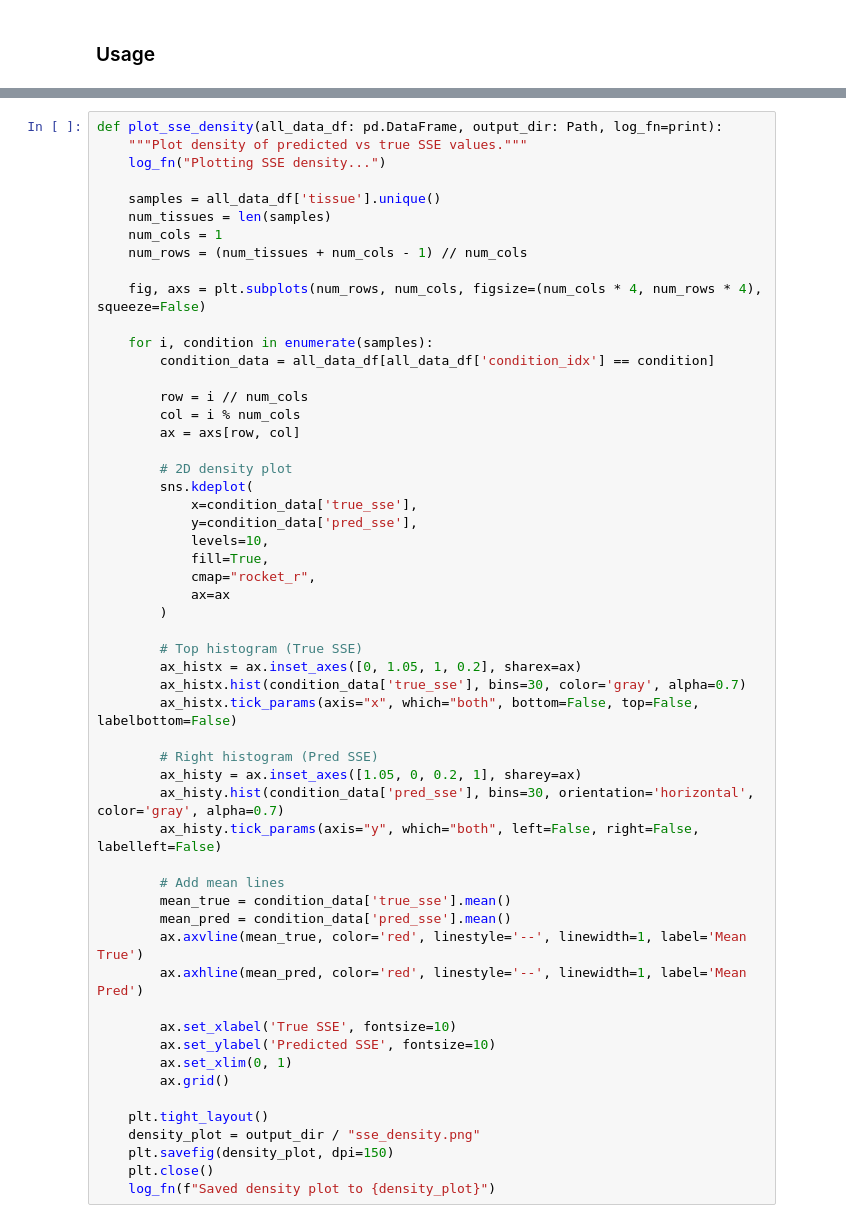
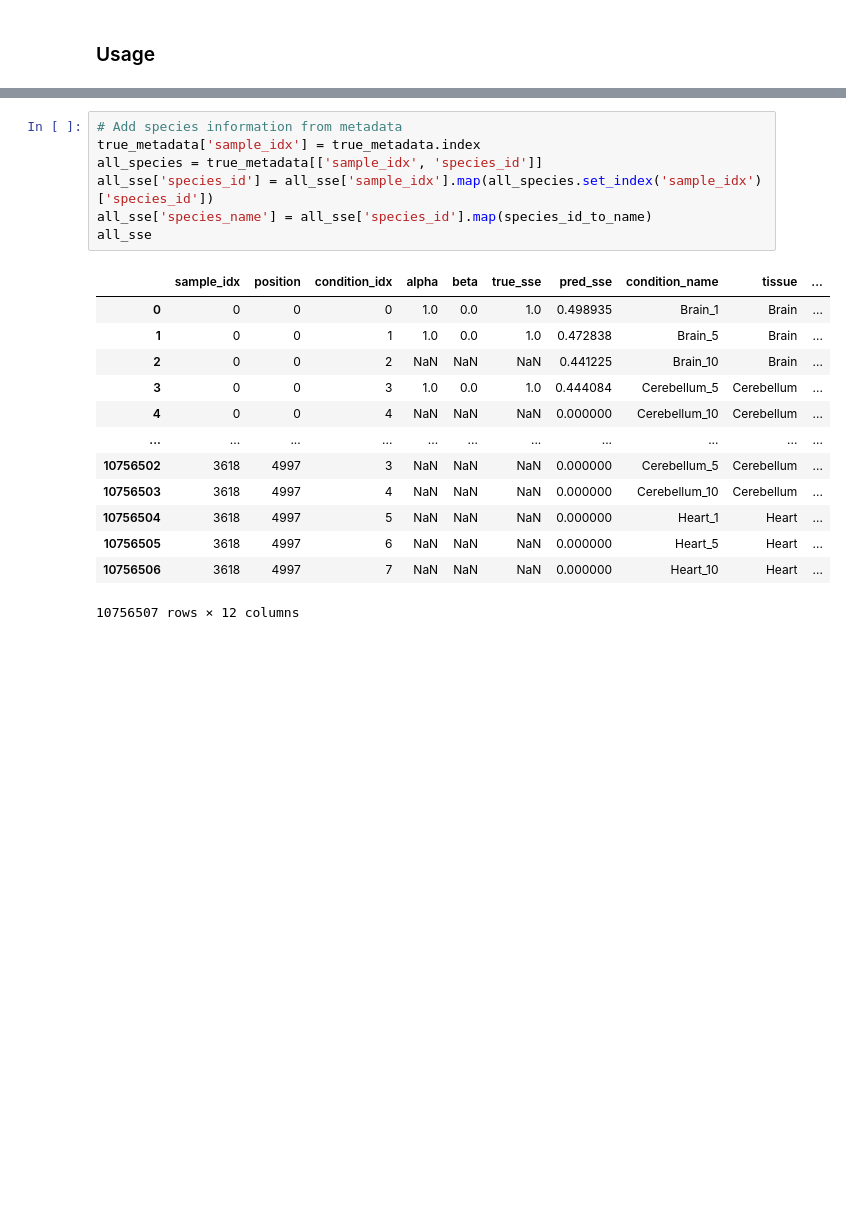
Before and after one commit to anamariaelek/splicevo, a Jupyter notebook: notebooks/model_evaluation_new.ipynb, the cells around one changed output, grey strips where cells are left out. Drawn from its saved outputs; the diff is of its cells as text; blank space fills up the shorter version.

```diff
--- a/notebooks/model_evaluation_new.ipynb
+++ b/notebooks/model_evaluation_new.ipynb
@@ -422,55 +540,21 @@ def calculate_condition_correlations(all_data_df: pd.DataFrame, group_by=['tissu
-# %%
-def plot_sse_density(all_data_df: pd.DataFrame, output_dir: Path, log_fn=print):
-    """Plot density of predicted vs true SSE values."""
-    log_fn("Plotting SSE density...")
-
-    samples = all_data_df['tissue'].unique()
-    num_tissues = len(samples)
-    num_cols = 1
-    num_rows = (num_tissues + num_cols - 1) // num_cols
-
-    fig, axs = plt.subplots(num_rows, num_cols, figsize=(num_cols * 4, num_rows * 4), squeeze=False)
-
-    for i, condition in enumerate(samples):
-        condition_data = all_data_df[all_data_df['condition_idx'] == condition]
-
-        row = i // num_cols
-        col = i % num_cols
-        ax = axs[row, col]
-
-        # 2D density plot
-        sns.kdeplot(
-            x=condition_data['true_sse'],
-            y=condition_data['pred_sse'],
-            levels=10,
-            fill=True,
-            cmap="rocket_r",
-            ax=ax
-        )
-
-        # Top histogram (True SSE)
-        ax_histx = ax.inset_axes([0, 1.05, 1, 0.2], sharex=ax)
-        ax_histx.hist(condition_data['true_sse'], bins=30, color='gray', alpha=0.7)
-        ax_histx.tick_params(axis="x", which="both", bottom=False, top=False, labelbottom=False)
-
-        # Right histogram (Pred SSE)
-        ax_histy = ax.inset_axes([1.05, 0, 0.2, 1], sharey=ax)
-        ax_histy.hist(condition_data['pred_sse'], bins=30, orientation='horizontal', color='gray', alpha=0.7)
-        ax_histy.tick_params(axis="y", which="both", left=False, right=False, labelleft=False)
-
-        # Add mean lines
-        mean_true = condition_data['true_sse'].mean()
-        mean_pred = condition_data['pred_sse'].mean()
-        ax.axvline(mean_true, color='red', linestyle='--', linewidth=1, label='Mean True')
-        ax.axhline(mean_pred, color='red', linestyle='--', linewidth=1, label='Mean Pred')
-
-        ax.set_xlabel('True SSE', fontsize=10)
-        ax.set_ylabel('Predicted SSE', fontsize=10)
-        ax.set_xlim(0, 1)
-        ax.grid()
-
-    plt.tight_layout()
-    density_plot = output_dir / "sse_density.png"
-    plt.savefig(density_plot, dpi=150)
-    plt.close()
-    log_fn(f"Saved density plot to {density_plot}")
+# %%
+# Add species information from metadata
+true_metadata['sample_idx'] = true_metadata.index
+all_species = true_metadata[['sample_idx', 'species_id']]
+all_sse['species_id'] = all_sse['sample_idx'].map(all_species.set_index('sample_idx')['species_id'])
+all_sse['species_name'] = all_sse['species_id'].map(species_id_to_name)
+all_sse
+# %% [output]
+|  | sample_idx | position | condition_idx | alpha | beta | true_sse | pred_sse | condition_name | tissue | ... |
+| 0 | 0 | 0 | 0 | 1.0 | 0.0 | 1.0 | 0.498935 | Brain_1 | Brain | ... |
+| 1 | 0 | 0 | 1 | 1.0 | 0.0 | 1.0 | 0.472838 | Brain_5 | Brain | ... |
+| 2 | 0 | 0 | 2 | NaN | NaN | NaN | 0.441225 | Brain_10 | Brain | ... |
+| 3 | 0 | 0 | 3 | 1.0 | 0.0 | 1.0 | 0.444084 | Cerebellum_5 | Cerebellum | ... |
+| 4 | 0 | 0 | 4 | NaN | NaN | NaN | 0.000000 | Cerebellum_10 | Cerebellum | ... |
+| ... | ... | ... | ... | ... | ... | ... | ... | ... | ... | ... |
+| 10756502 | 3618 | 4997 | 3 | NaN | NaN | NaN | 0.000000 | Cerebellum_5 | Cerebellum | ... |
+| 10756503 | 3618 | 4997 | 4 | NaN | NaN | NaN | 0.000000 | Cerebellum_10 | Cerebellum | ... |
+| 10756504 | 3618 | 4997 | 5 | NaN | NaN | NaN | 0.000000 | Heart_1 | Heart | ... |
+| 10756505 | 3618 | 4997 | 6 | NaN | NaN | NaN | 0.000000 | Heart_5 | Heart | ... |
+| 10756506 | 3618 | 4997 | 7 | NaN | NaN | NaN | 0.000000 | Heart_10 | Heart | ... |
+10756507 rows × 12 columns
```
Also changed, not shown: parts of 14 cells of this notebook, 7 other files.
